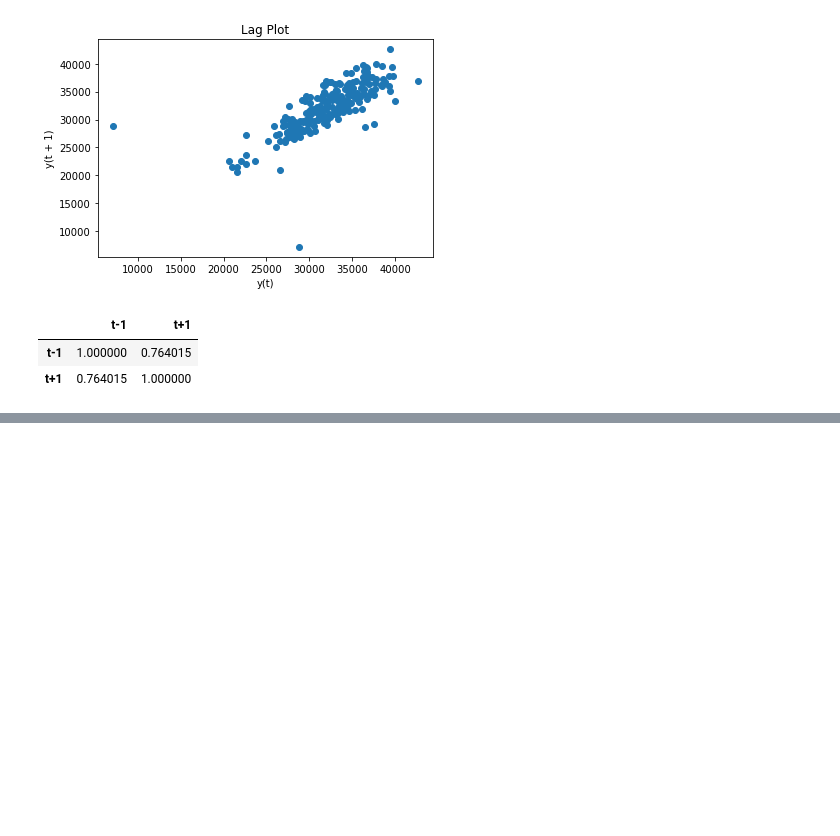
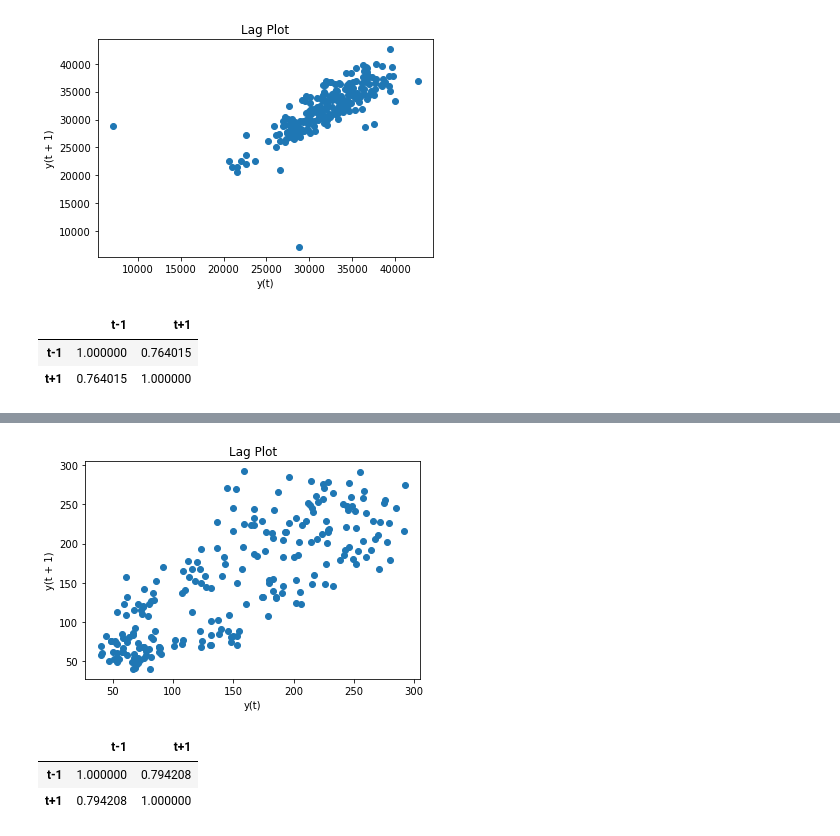
Before and after one commit to lauramsfernandes/BrazilianGasMarket, a Jupyter notebook: naturalGas_Forecast.ipynb, the cells around one changed output, grey strips where cells are left out. Cells and saved outputs as stored; diff of their text form; code cells hidden in the pictures; blank space fills up the shorter version.

```diff
--- a/naturalGas_Forecast.ipynb
+++ b/naturalGas_Forecast.ipynb
@@ -112,0 +103,19 @@ result
+# %%
+# Plotting the electry energy production data (t) on the x-axis against the electry energy production on the previous month (t-1) on y-axis
+
+lag_plot(ts_precip)
+plt.title('Lag Plot')
+plt.show()
+# %% [output]
+[figure, added]
+# %%
+# Month Data Correlation
+values = pd.DataFrame(ts_precip.values).copy()
+dataframe = pd.concat([values.shift(1), values], axis=1)
+dataframe.columns = ['t-1', 't+1']
+result = dataframe.corr()
+result
+# %% [output]
+|  | t-1 | t+1 |
+| t-1 | 1.000000 | 0.794208 |
+| t+1 | 0.794208 | 1.000000 |
```
Also changed, not shown: parts of 16 cells of this notebook, 1 other file.
